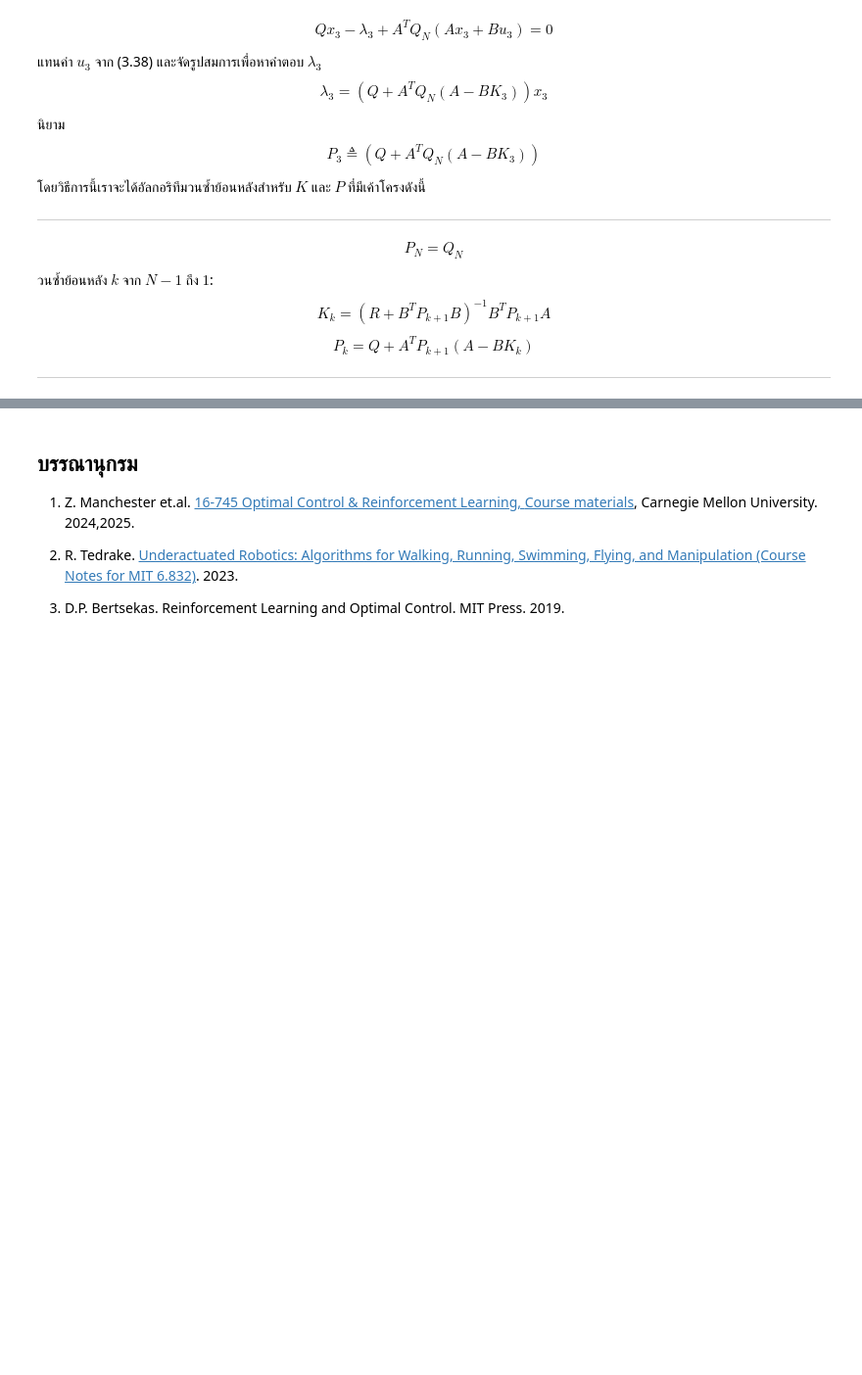
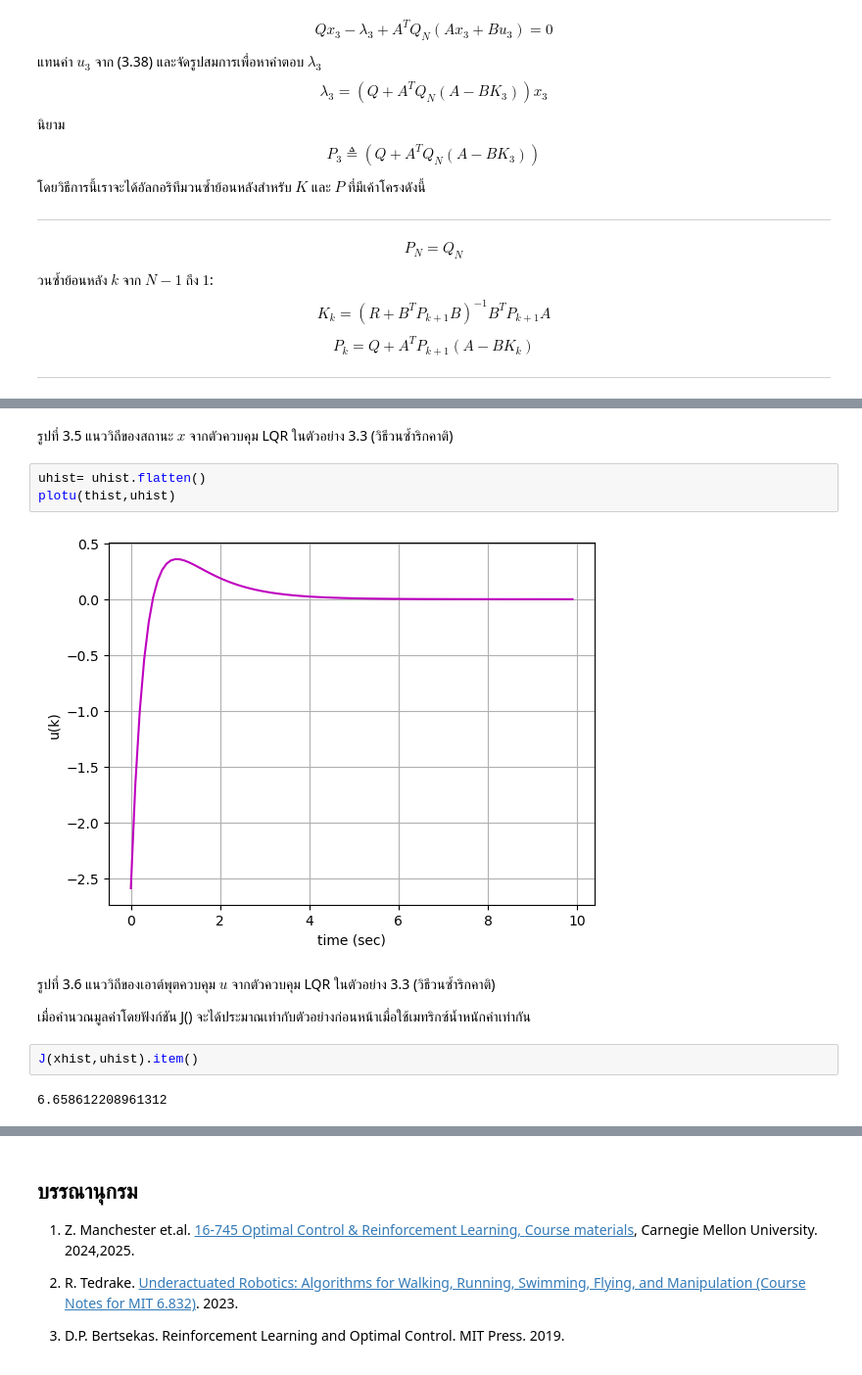
Before and after one commit to dewdotninja/ocrl, a Jupyter notebook: doc/notebooks/chapter3.ipynb, the cells around one changed output, grey strips where cells are left out. Shown at 98% size. Cells and saved outputs as stored; diff of their text form; blank space fills up the shorter version.

```diff
--- a/doc/notebooks/chapter3.ipynb
+++ b/doc/notebooks/chapter3.ipynb
@@ -808,0 +895,15 @@ $$
+# %% [markdown]
+รูปที่ 3.5 แนววิถีของสถานะ $x$ จากตัวควบคุม LQR ในตัวอย่าง 3.3 (วิธีวนซ้ำริกคาติ)
+# %%
+uhist= uhist.flatten()
+plotu(thist,uhist)
+# %% [output]
+[figure, added]
+# %% [markdown]
+รูปที่ 3.6 แนววิถีของเอาต์พุตควบคุม $u$ จากตัวควบคุม LQR ในตัวอย่าง 3.3 (วิธีวนซ้ำริกคาติ)
+
+เมื่อคำนวณมูลค่าโดยฟังก์ชัน J() จะได้ประมาณเท่ากับตัวอย่างก่อนหน้าเมื่อใช้เมทริกซ์น้ำหนักค่าเท่ากัน
+# %%
+J(xhist,uhist).item()
+# %% [output]
+6.658612208961312
```
Also changed, not shown: parts of 44 cells of this notebook.
